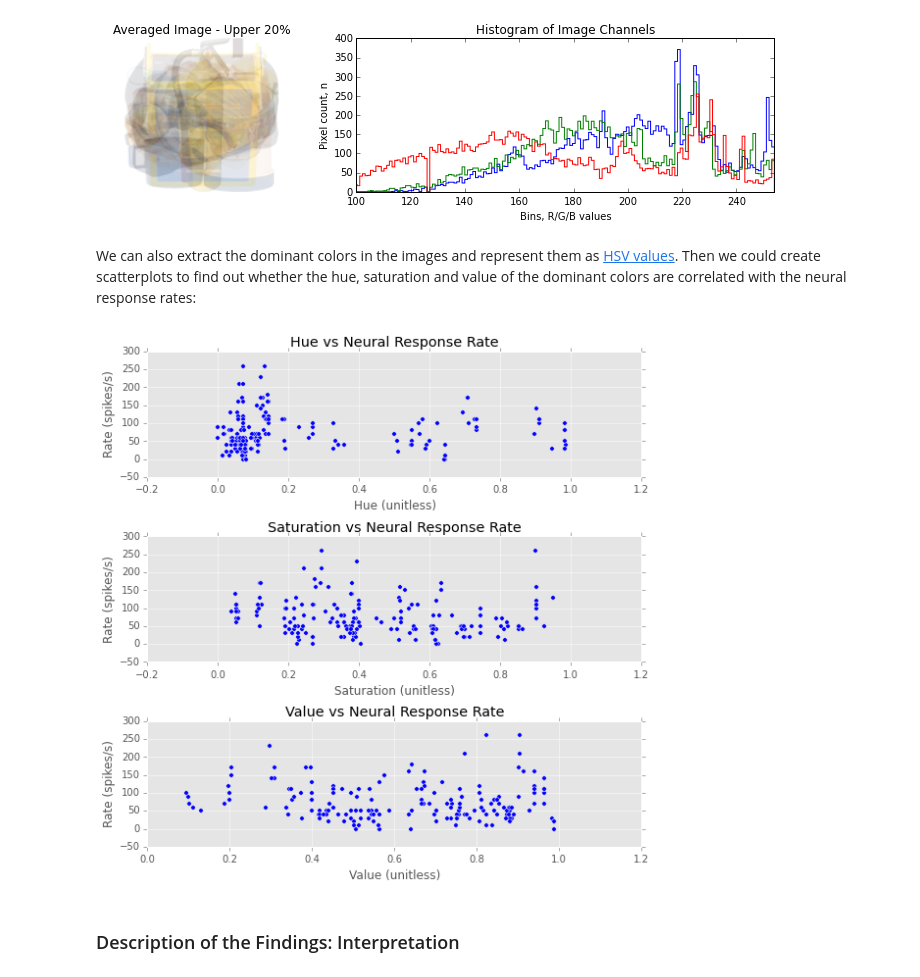
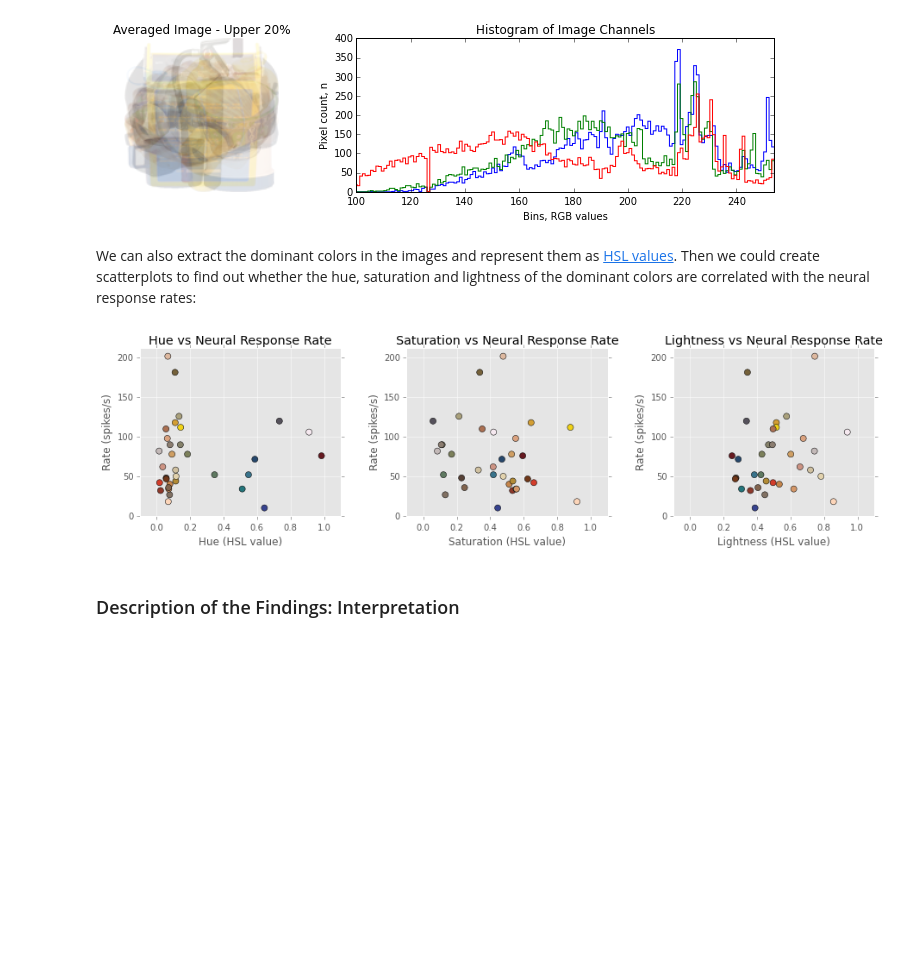
Before and after one commit to kellhus/ipy-notebooks, a Jupyter notebook: end-project/END-project.ipynb, the cells around one changed output. Cells and saved outputs as stored; diff of their text form; code cells hidden in the pictures; blank space fills up the shorter version.

```diff
--- a/end-project/END-project.ipynb
+++ b/end-project/END-project.ipynb
@@ -68,12 +68,12 @@ plot_averaged_image(stim_rates, upper20, stim_rates.max(), 'Averaged Image - Upp
 # %% [output]
 [figure]
 # %% [markdown]
-We can also extract the dominant colors in the images and represent them as [HSV values](http://en.wikipedia.org/wiki/HSL_and_HSV). Then we could create scatterplots to find out whether the hue, saturation and value of the dominant colors are correlated with the neural response rates:
+We can also extract the dominant colors in the images and represent them as [HSL values](http://en.wikipedia.org/wiki/HSL_and_HSV). Then we could create scatterplots to find out whether the hue, saturation and lightness of the dominant colors are correlated with the neural response rates:
-# %%
-df = add_dominant_HSV_values(df)
-plot_HSV_scatterplots(df)
-# %% [output]
-[figure, removed]
+# %%
+df = get_dominant_HSL_values(stim_rates)
+plot_HSL_scatterplots(df)
+# %% [output]
+[figure, added]
 # %% [markdown]
 ### Description of the Findings: Interpretation
 # %% [markdown]
```
Also changed, not shown: parts of 8 cells of this notebook, 1 other file.
